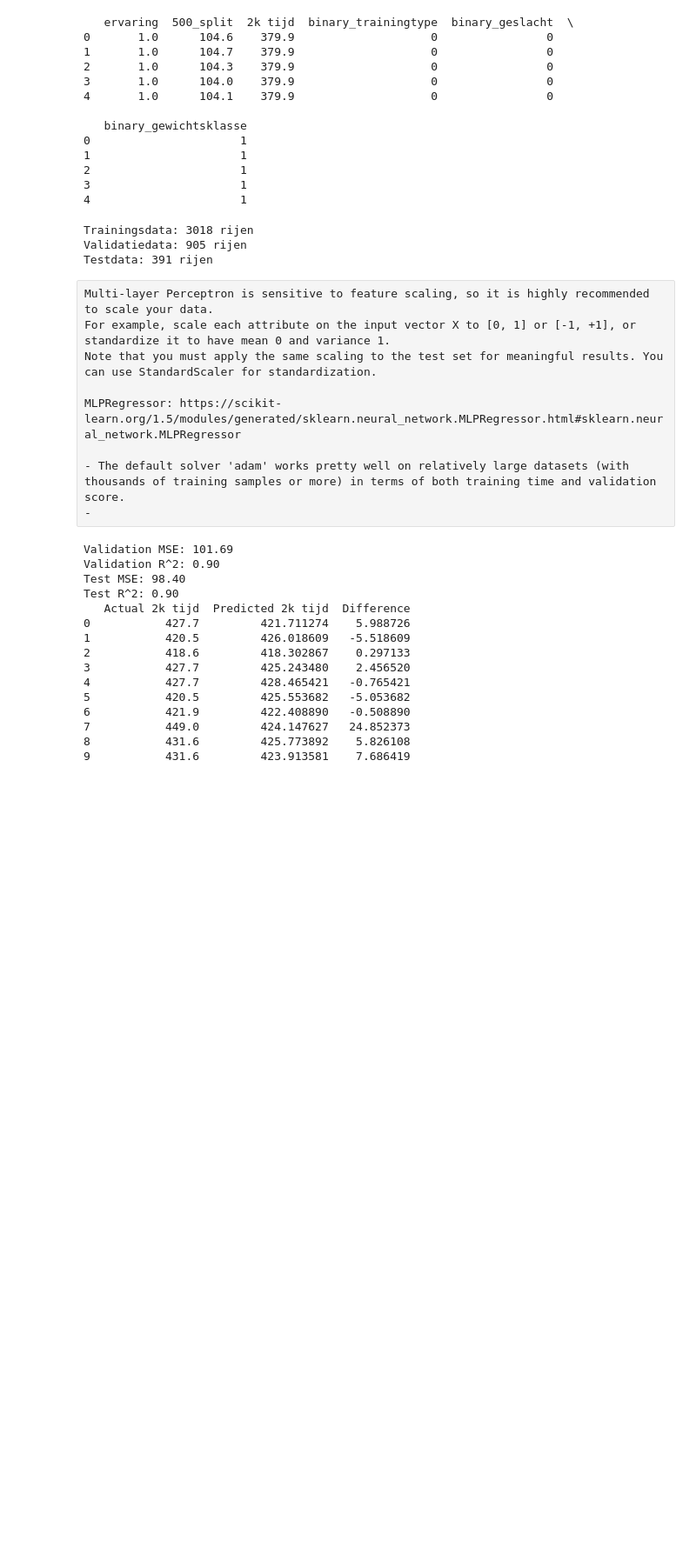
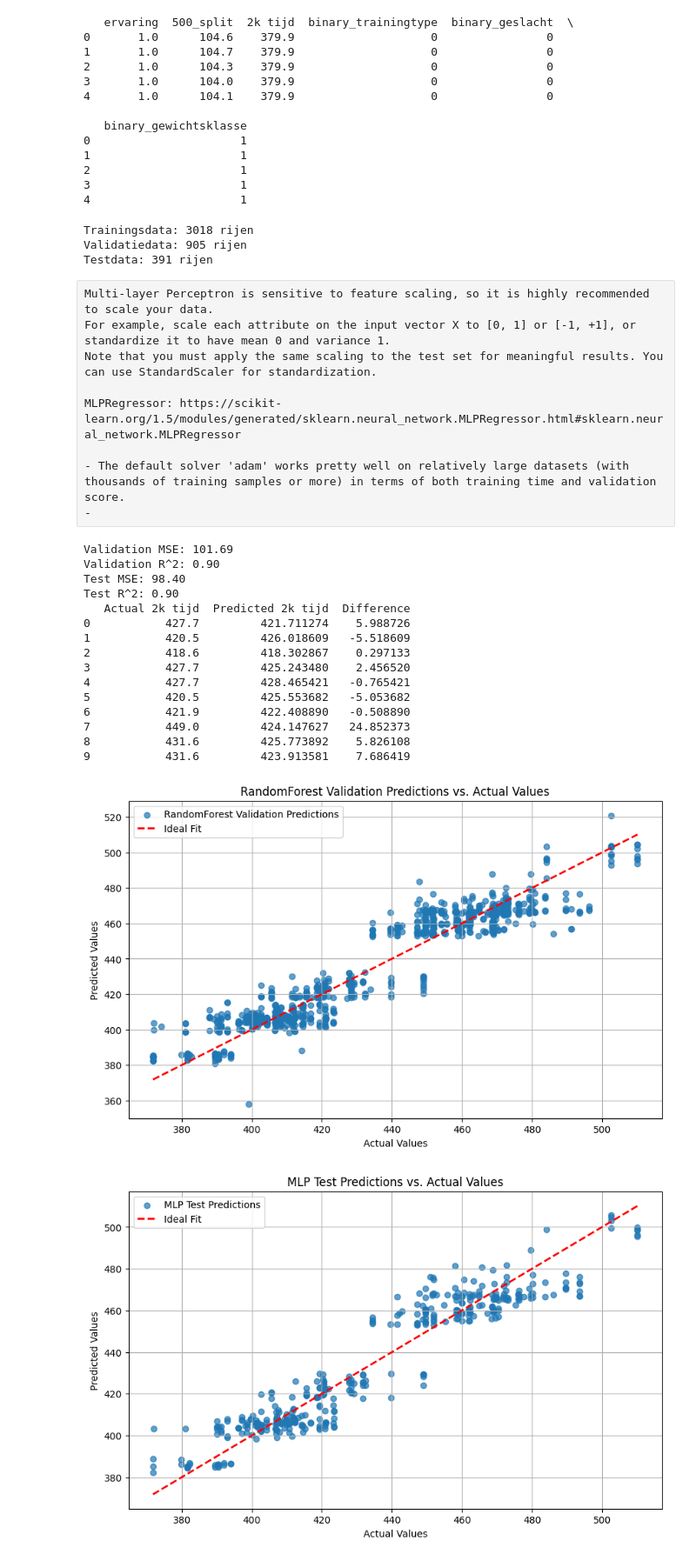
Before and after one commit to bibidemarezoyens/LB, a Jupyter notebook: neuralnetwork.ipynb, the cells around one changed output. Shown at 87% size. Saved outputs shown, nothing was run; the diff lists cells and outputs as text; code cells hidden in the pictures; blank space fills up the shorter version.

```diff
--- a/neuralnetwork.ipynb
+++ b/neuralnetwork.ipynb
@@ -206,30 +206,66 @@ print(f"Test MSE: {test_mse:.2f}")
 print(f"Test R^2: {test_r2:.2f}")
 
 # Get the predicted values on the test set
 y_test_pred = mlp.predict(X_test_scaled)
 
 # Create a DataFrame to compare the actual vs predicted values
 results = pd.DataFrame({
     'Actual 2k tijd': y_test,
     'Predicted 2k tijd': y_test_pred,
     'Difference': y_test - y_test_pred
 })
 
 # Display a few examples
 print(results.head(10))  # You can adjust the number of rows displayed
+
+
+# Plot 1: Predictions vs Actual for Validation Set (RandomForest)
+plt.figure(figsize=(10, 6))
+plt.scatter(y_val, y_val_pred, alpha=0.7, label='RandomForest Validation Predictions')
+plt.plot([min(y_val), max(y_val)], [min(y_val), max(y_val)], color='red', linestyle='--', linewidth=2, label='Ideal Fit')
+plt.xlabel('Actual Values')
+plt.ylabel('Predicted Values')
+plt.title('RandomForest Validation Predictions vs. Actual Values')
+plt.legend()
+plt.grid(True)
+plt.show()
+
+# Plot 2: Predictions vs Actual for Test Set (MLP)
+plt.figure(figsize=(10, 6))
+plt.scatter(y_test, y_test_pred, alpha=0.7, label='MLP Test Predictions')
+plt.plot([min(y_test), max(y_test)], [min(y_test), max(y_test)], color='red', linestyle='--', linewidth=2, label='Ideal Fit')
+plt.xlabel('Actual Values')
+plt.ylabel('Predicted Values')
+plt.title('MLP Test Predictions vs. Actual Values')
+plt.legend()
+plt.grid(True)
+plt.show()
+
+# Plot 3: Residuals for Test Set (MLP)
+residuals_mlp = y_test - y_test_pred
+plt.figure(figsize=(10, 6))
+plt.scatter(y_test_pred, residuals_mlp, alpha=0.7)
+plt.axhline(0, color='red', linestyle='--', linewidth=2)
+plt.xlabel('Predicted Values')
+plt.ylabel('Residuals')
+plt.title('Residual Analysis (Test Set - MLP)')
+plt.grid(True)
+plt.show()
 # %% [output]
 Validation MSE: 101.69
 Validation R^2: 0.90
 Test MSE: 98.40
 Test R^2: 0.90
    Actual 2k tijd  Predicted 2k tijd  Difference
 0           427.7         421.711274    5.988726
 1           420.5         426.018609   -5.518609
 2           418.6         418.302867    0.297133
 3           427.7         425.243480    2.456520
 4           427.7         428.465421   -0.765421
 5           420.5         425.553682   -5.053682
 6           421.9         422.408890   -0.508890
 7           449.0         424.147627   24.852373
 8           431.6         425.773892    5.826108
 9           431.6         423.913581    7.686419
+[figure, added]
+[figure, added]
```
Also changed, not shown: parts of 1 cell of this notebook, 2 other files.
